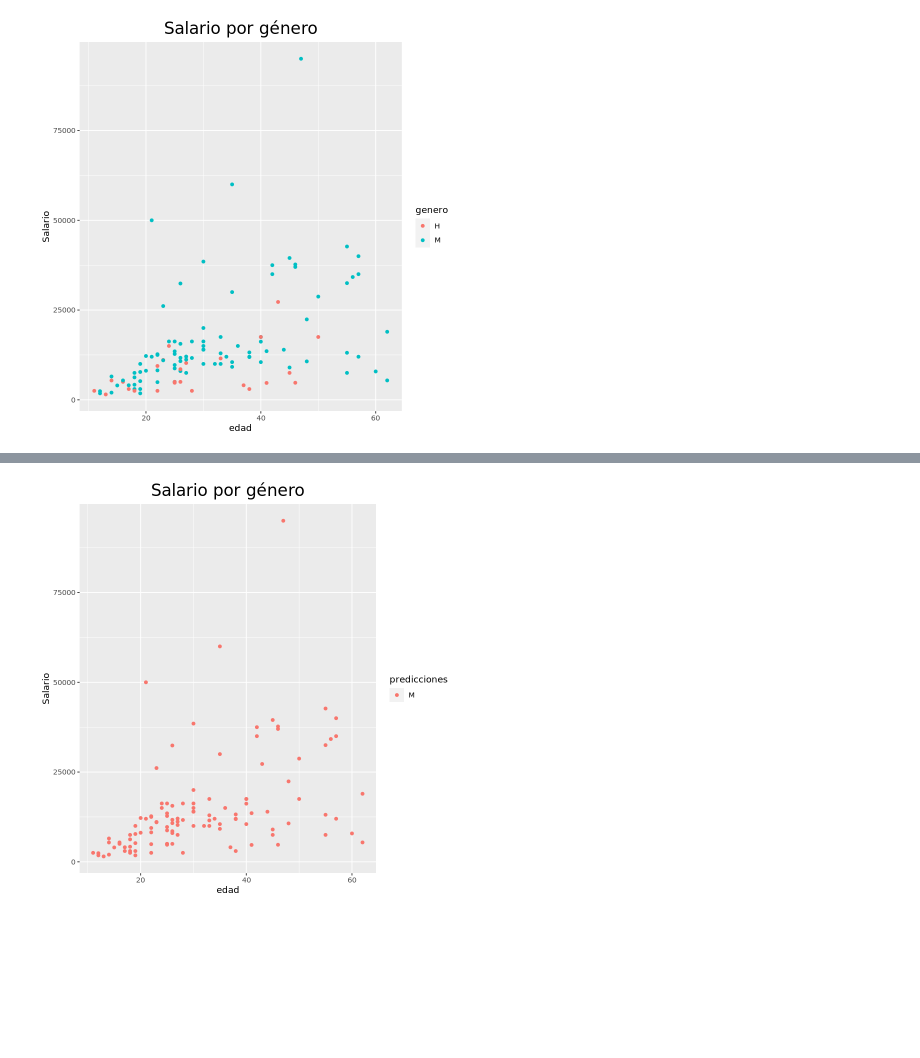
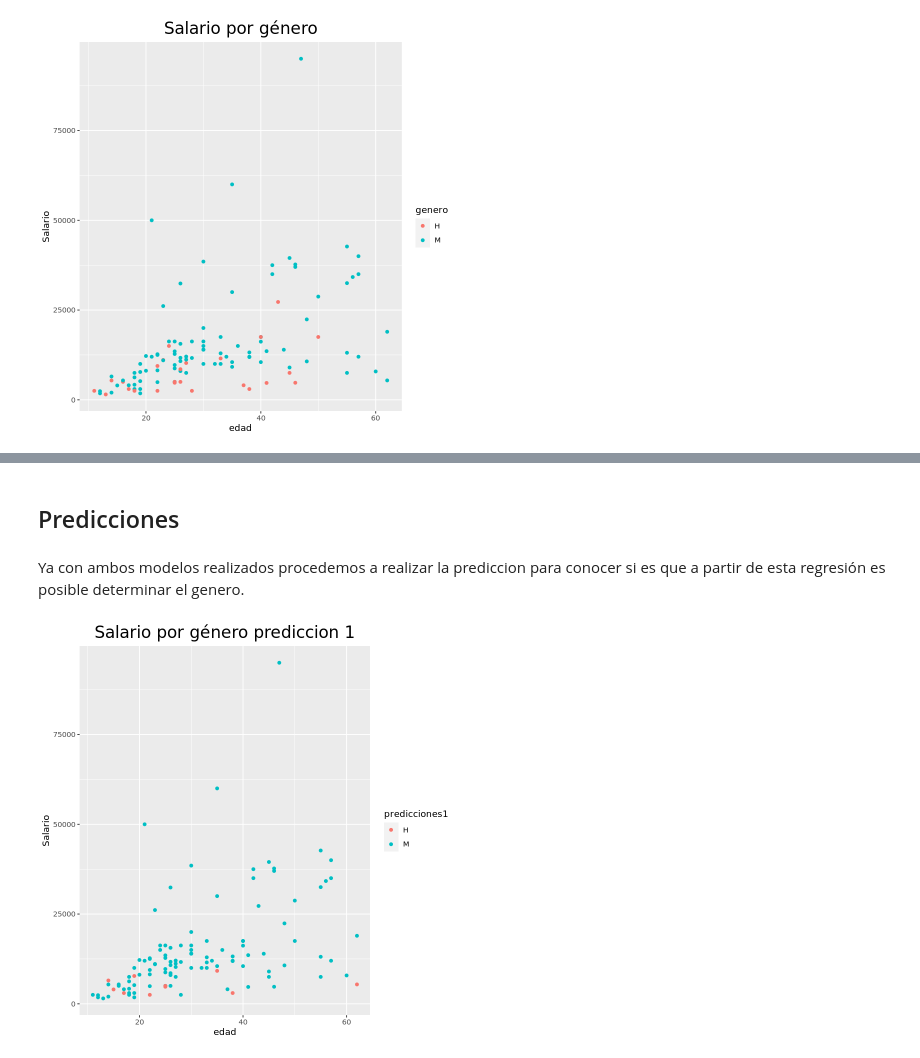
Before and after one commit to prope-2021-gh-classroom/practica-final-verano-2021-Juanes8, a Jupyter notebook: practica_final_equipo_5.ipynb, the cells around one changed output, grey strips where cells are left out. Cells and saved outputs as stored; diff of their text form; code cells hidden in the pictures; blank space fills up the shorter version.

Commit message:
Adding predictions for both regressions

```diff
--- a/practica_final_equipo_5.ipynb
+++ b/practica_final_equipo_5.ipynb
@@ -43,6 +93,6 @@ ggtitle ('Salario por género') + theme(plot.title =element_text (size=20, hjust
 # %%
 datos<-datos%>%select(Salario,edad,Escolaridad,Empleo,Genero)
-logit<-glm(Genero~Salario,data=datos,family = "binomial")
-summary(logit)
+logit1<-glm(Genero~Salario+edad+Escolaridad+Empleo,data=datos,family = "binomial")
+summary(logit1)
 # %% [output]
 Call:
@@ -67,11 +142,15 @@ Number of Fisher Scoring iterations: 6
+# %% [markdown]
+## Predicciones
+# %% [markdown]
+Ya con ambos modelos realizados procedemos a realizar la prediccion para conocer si es que a partir de esta regresión es posible determinar el genero.
 # %%
-predicciones <- data.frame(predict(logit, datos, type='response'))
+predicciones1 <- data.frame(predict.glm(logit1, datos, type='response'))
 # %%
-predicciones <- ifelse(predicciones > 0.5, 'H', 'M')
+predicciones1 <- ifelse(predicciones1 > 0.5, 'H', 'M')
 # %%
-datos <-datos %>% mutate(Predicion_modelo=predicciones)
+datos <-datos %>% mutate(Predicion_modelo=predicciones1)
 # %%
-informacion + geom_point(datos, mapping = aes (x=edad, y=Salario, color=predicciones)) +
-ggtitle ('Salario por género') + theme(plot.title =element_text (size=20, hjust=0.5))
+informacion + geom_point(datos, mapping = aes (x=edad, y=Salario, color=predicciones1)) +
+ggtitle ('Salario por género prediccion 1') + theme(plot.title =element_text (size=20, hjust=0.5))
 # %% [output]
-[figure, old version]
+[figure, new version]
```
Also changed, not shown: parts of 19 cells of this notebook.
